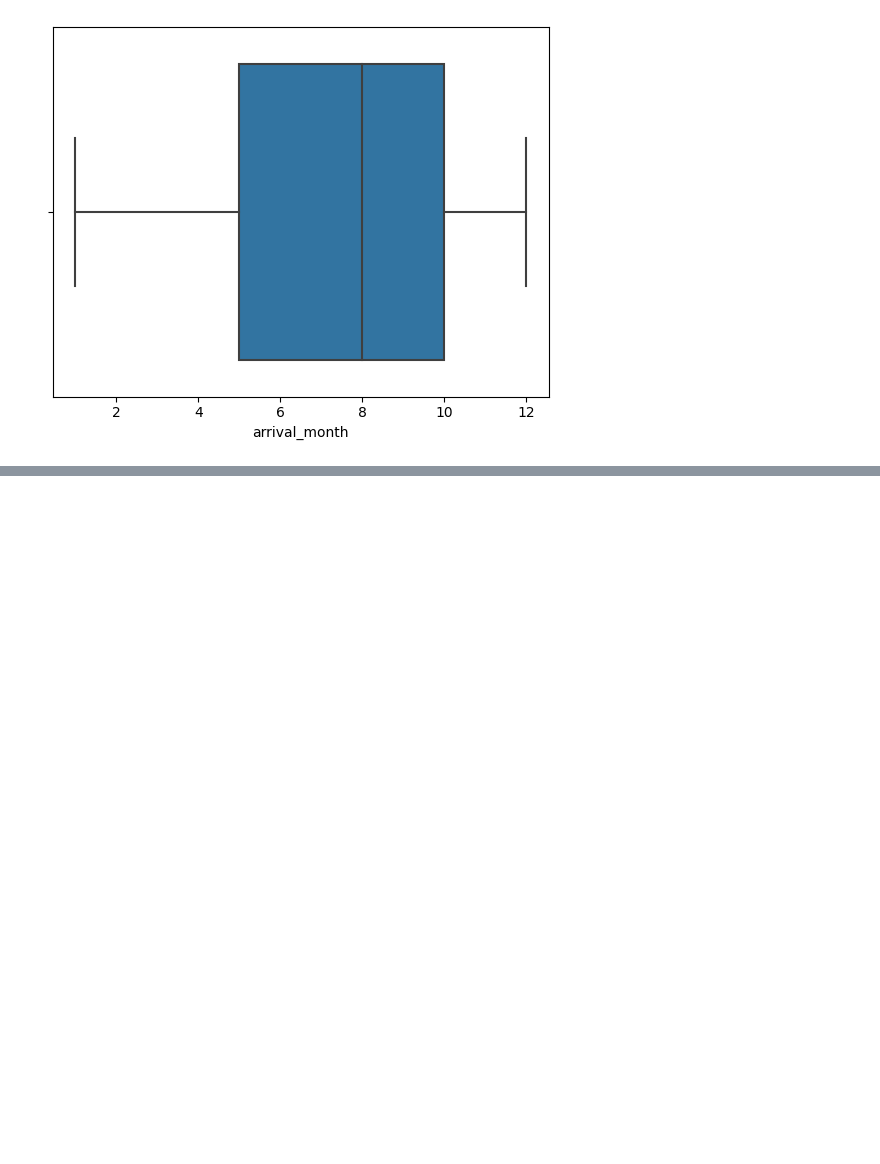
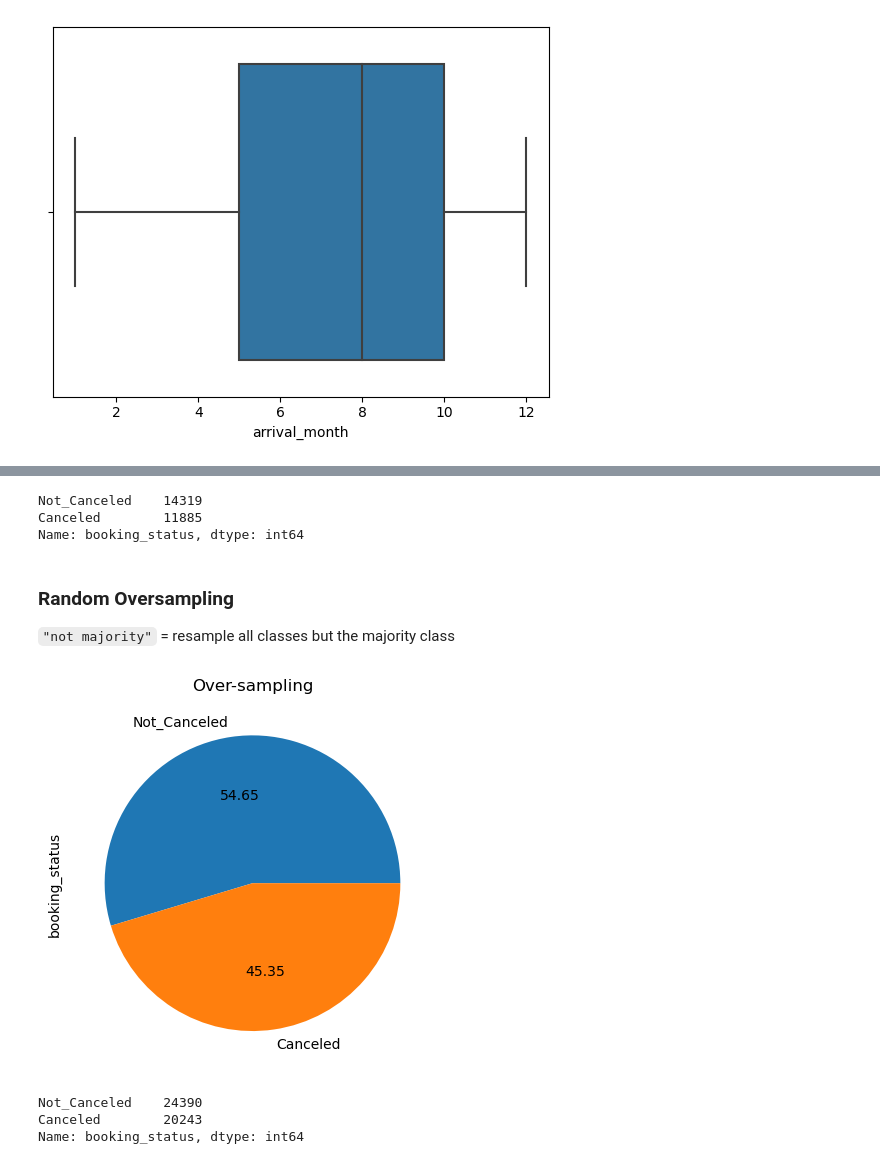
Before and after one commit to Qm1ne/Hotel-booking-cancellation-Prediction, a Jupyter notebook: Hotel_reservation.ipynb, the cells around one changed output, grey strips where cells are left out. Drawn from its saved outputs; the diff is of its cells as text; code cells hidden in the pictures; blank space fills up the shorter version.

```diff
--- a/Hotel_reservation.ipynb
+++ b/Hotel_reservation.ipynb
@@ -195,0 +222,27 @@ sns.boxplot(x=df["arrival_month"])
+# %%
+# Class distribution
+y_rus.value_counts()
+# %% [output]
+Not_Canceled    14319
+Canceled        11885
+Name: booking_status, dtype: int64
+# %% [markdown]
+### **Random Oversampling**
+
+``"not majority"`` = resample all classes but the majority class
+# %%
+
+ros = RandomOverSampler(sampling_strategy=0.83)
+
+X_ros, y_ros = ros.fit_resample(X, y)
+
+ax = y_ros.value_counts().plot.pie(autopct='%.2f')
+_ = ax.set_title("Over-sampling")
+# %% [output]
+[figure, added]
+# %%
+y_ros.value_counts()
+# %% [output]
+Not_Canceled    24390
+Canceled        20243
+Name: booking_status, dtype: int64
```
Also changed, not shown: parts of 53 cells of this notebook, 1 other file.
